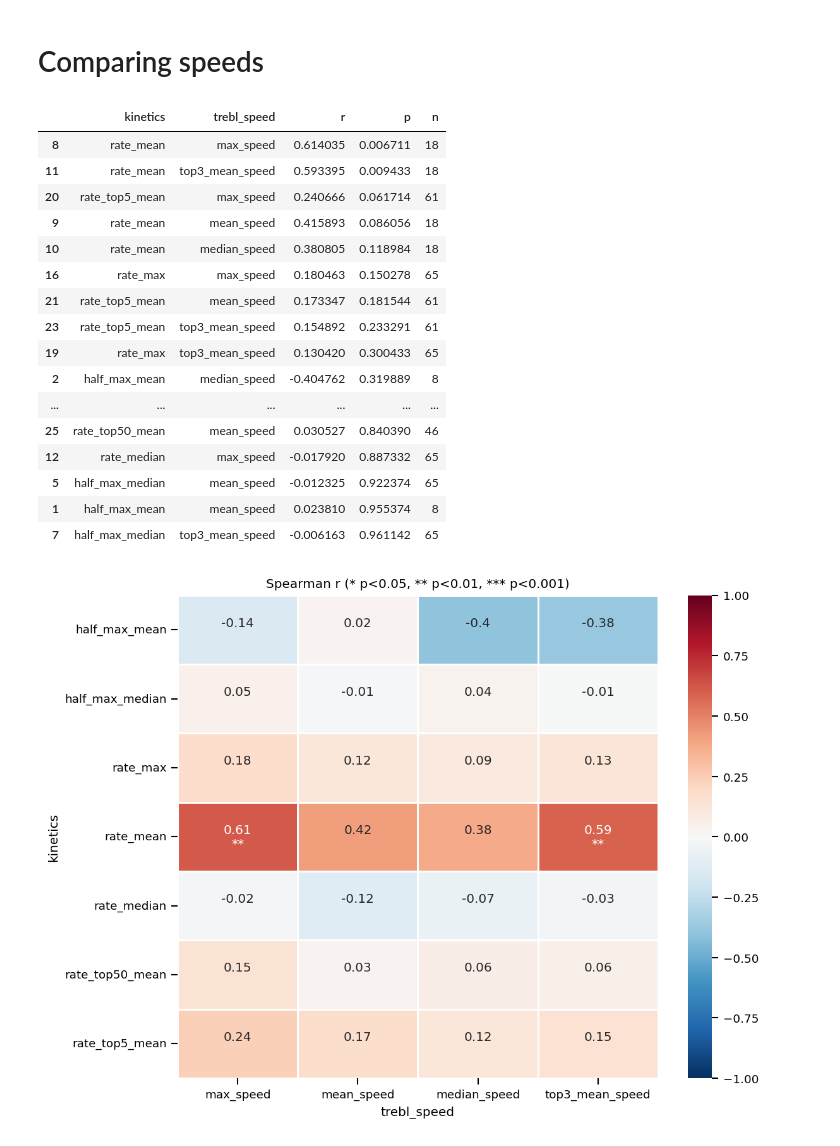
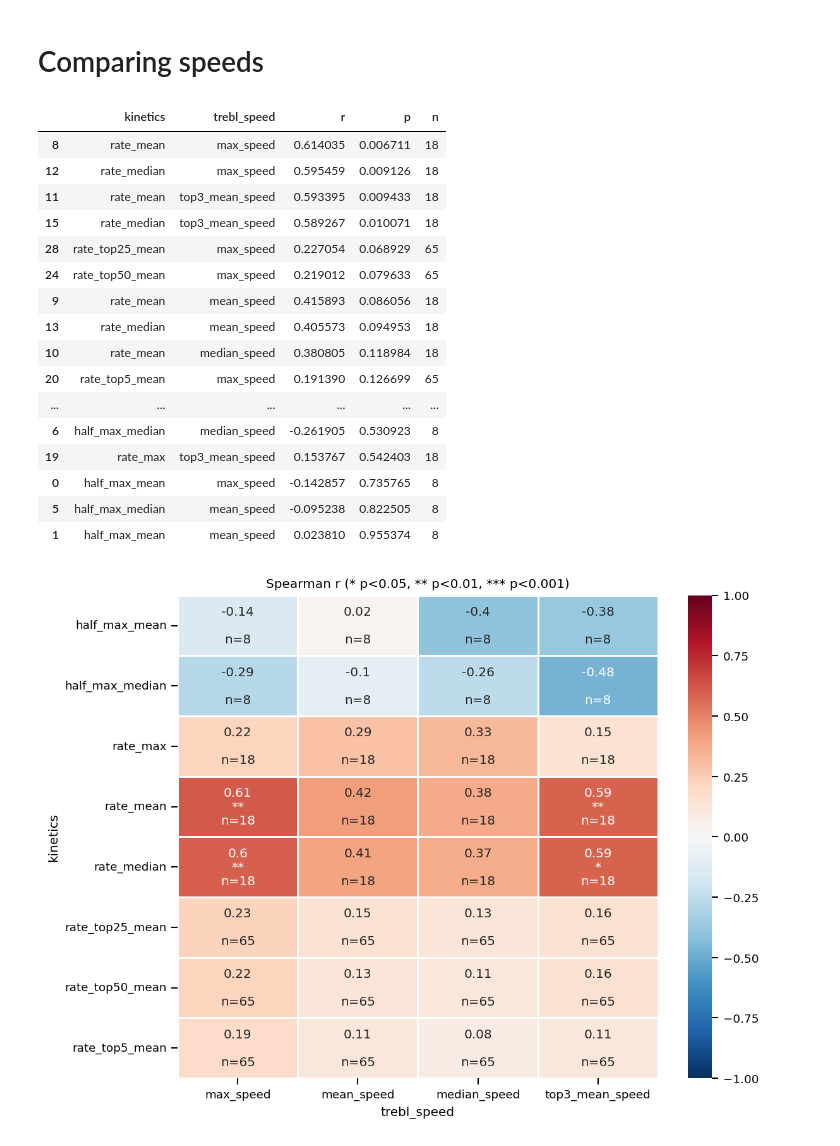
Before and after one commit to sanjanakotha/TREBL-analysis, a Jupyter notebook: notebooks/ChopTFs/pipeline/25_idea_comparison.ipynb, the cells around one changed output. Drawn from its saved outputs; the diff is of its cells as text; code cells hidden in the pictures.

```diff
--- a/notebooks/ChopTFs/pipeline/25_idea_comparison.ipynb
+++ b/notebooks/ChopTFs/pipeline/25_idea_comparison.ipynb
@@ -181,7 +178,7 @@ merged = tf_kinetics.merge(trebl_speeds, on='gene')
 kinetics_cols = [
     'half_max_mean', 'half_max_median', 'half_max_trimmed_mean',
     'rate_mean', 'rate_median', 'rate_max',
-    'rate_top5_mean', 'rate_trimmed_mean', "rate_top50_mean"
+    'rate_top5_mean', 'rate_trimmed_mean', "rate_top50_mean",'rate_top25_mean',
 ]
 speed_cols = [
     'max_speed', 'mean_speed',
@@ -202,45 +199,52 @@ display(corr_df)
 # %% [output]
 |  | kinetics | trebl_speed | r | p | n |
 | 8 | rate_mean | max_speed | 0.614035 | 0.006711 | 18 |
+| 12 | rate_median | max_speed | 0.595459 | 0.009126 | 18 |
 | 11 | rate_mean | top3_mean_speed | 0.593395 | 0.009433 | 18 |
-| 20 | rate_top5_mean | max_speed | 0.240666 | 0.061714 | 61 |
+| 15 | rate_median | top3_mean_speed | 0.589267 | 0.010071 | 18 |
+| 28 | rate_top25_mean | max_speed | 0.227054 | 0.068929 | 65 |
+| 24 | rate_top50_mean | max_speed | 0.219012 | 0.079633 | 65 |
 | 9 | rate_mean | mean_speed | 0.415893 | 0.086056 | 18 |
+| 13 | rate_median | mean_speed | 0.405573 | 0.094953 | 18 |
 | 10 | rate_mean | median_speed | 0.380805 | 0.118984 | 18 |
-| 16 | rate_max | max_speed | 0.180463 | 0.150278 | 65 |
-| 21 | rate_top5_mean | mean_speed | 0.173347 | 0.181544 | 61 |
-| 23 | rate_top5_mean | top3_mean_speed | 0.154892 | 0.233291 | 61 |
-| 19 | rate_max | top3_mean_speed | 0.130420 | 0.300433 | 65 |
-| 2 | half_max_mean | median_speed | -0.404762 | 0.319889 | 8 |
+| 20 | rate_top5_mean | max_speed | 0.191390 | 0.126699 | 65 |
 | ... | ... | ... | ... | ... | ... |
-| 25 | rate_top50_mean | mean_speed | 0.030527 | 0.840390 | 46 |
-| 12 | rate_median | max_speed | -0.017920 | 0.887332 | 65 |
-| 5 | half_max_median | mean_speed | -0.012325 | 0.922374 | 65 |
+| 6 | half_max_median | median_speed | -0.261905 | 0.530923 | 8 |
+| 19 | rate_max | top3_mean_speed | 0.153767 | 0.542403 | 18 |
+| 0 | half_max_mean | max_speed | -0.142857 | 0.735765 | 8 |
+| 5 | half_max_median | mean_speed | -0.095238 | 0.822505 | 8 |
 | 1 | half_max_mean | mean_speed | 0.023810 | 0.955374 | 8 |
-| 7 | half_max_median | top3_mean_speed | -0.006163 | 0.961142 | 65 |
 # %%
 import seaborn as sns
 import matplotlib.pyplot as plt
 import numpy as np
 
 sns.set_context('paper')
 pivot_r = corr_df.pivot(index='kinetics', columns='trebl_speed', values='r')
 pivot_p = corr_df.pivot(index='kinetics', columns='trebl_speed', values='p')
+pivot_n = corr_df.pivot(index='kinetics', columns='trebl_speed', values='n')
 
 def sig_stars(p):
     if p < 0.001: return '***'
     if p < 0.01:  return '**'
     if p < 0.05:  return '*'
     return ''
 
-annot = pivot_r.round(2).astype(str) + '\n' + pivot_p.applymap(sig_stars)
+annot = (
+    pivot_r.round(2).astype(str)
+    + '\n' +
+    pivot_p.applymap(sig_stars)
+    + '\n' +
+    pivot_n.fillna(0).astype(int).astype(str).radd('n=')
+)
 
 fig, ax = plt.subplots(figsize=(8, 6), dpi=150)
 sns.heatmap(
     pivot_r, annot=annot, fmt='', center=0,
     cmap='RdBu_r', vmin=-1, vmax=1,
     linewidths=0.5, ax=ax
 )
 ax.set_title('Spearman r (* p<0.05, ** p<0.01, *** p<0.001)')
 plt.tight_layout()
 # %% [output]
-[figure, old version]
+[figure, new version]
```
Also changed, not shown: parts of 5 cells of this notebook, 4 other files.
